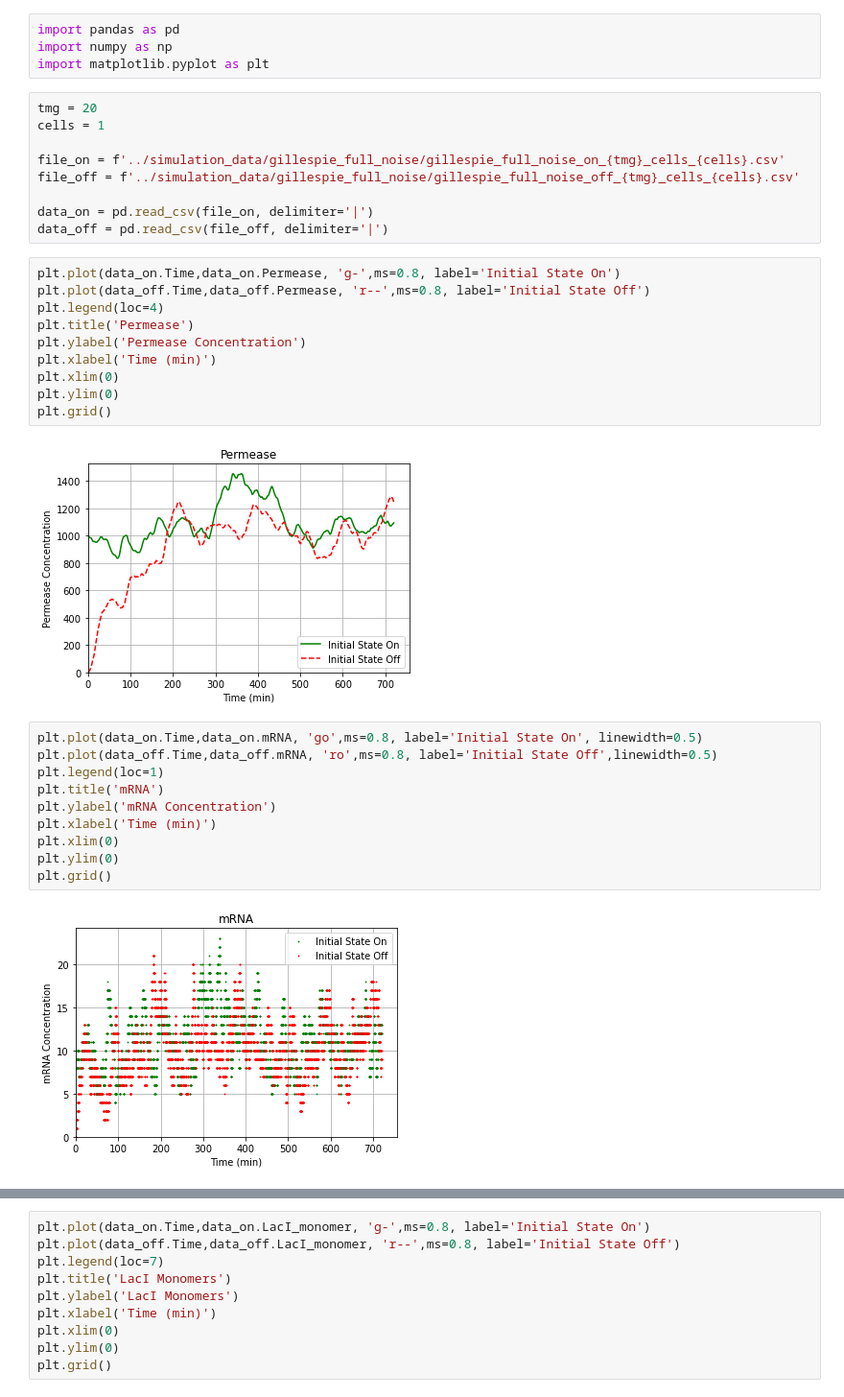
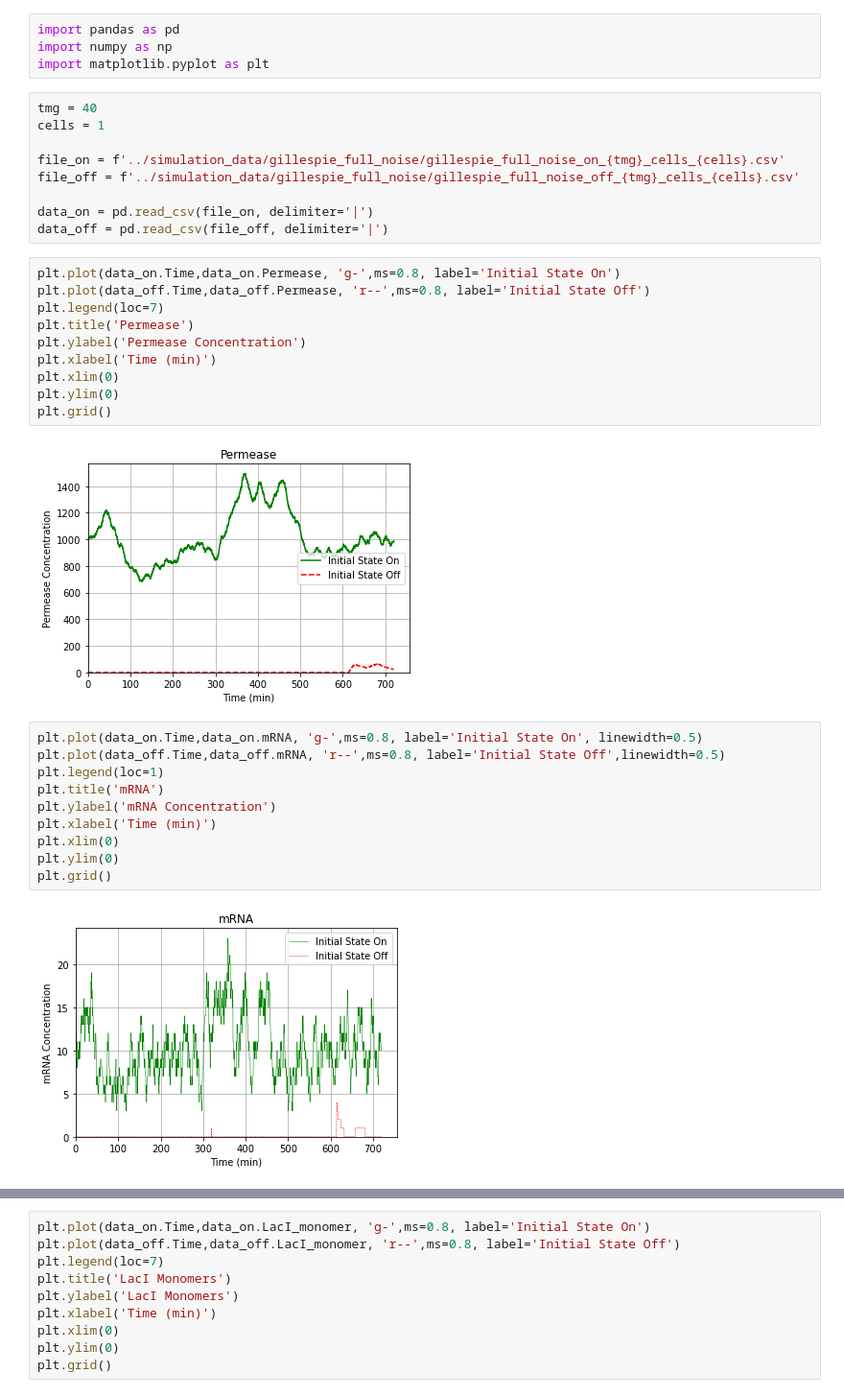
Before and after one commit to SergioPachonDotor/LacI_model, a Jupyter notebook: data_show/gillespie_full_noise_data_show.ipynb, the cells around one changed output, grey strips where cells are left out. Shown at 96% size. Cells and saved outputs as stored; diff of their text form.

```diff
--- a/data_show/gillespie_full_noise_data_show.ipynb
+++ b/data_show/gillespie_full_noise_data_show.ipynb
@@ -3,7 +3,7 @@ import pandas as pd
 import numpy as np
 import matplotlib.pyplot as plt
 # %%
-tmg = 20
+tmg = 40
 cells = 1
 
 file_on = f'../simulation_data/gillespie_full_noise/gillespie_full_noise_on_{tmg}_cells_{cells}.csv'
@@ -14,7 +14,7 @@ data_off = pd.read_csv(file_off, delimiter='|')
 # %%
 plt.plot(data_on.Time,data_on.Permease, 'g-',ms=0.8, label='Initial State On')
 plt.plot(data_off.Time,data_off.Permease, 'r--',ms=0.8, label='Initial State Off')
-plt.legend(loc=4)
+plt.legend(loc=7)
 plt.title('Permease')
 plt.ylabel('Permease Concentration')
 plt.xlabel('Time (min)')
@@ -22,19 +22,19 @@ plt.xlim(0)
 plt.ylim(0)
 plt.grid()
 # %% [output]
-[figure, old version]
+[figure, new version]
 # %%
-plt.plot(data_on.Time,data_on.mRNA, 'go',ms=0.8, label='Initial State On', linewidth=0.5)
-plt.plot(data_off.Time,data_off.mRNA, 'ro',ms=0.8, label='Initial State Off',linewidth=0.5)
+plt.plot(data_on.Time,data_on.mRNA, 'g-',ms=0.8, label='Initial State On', linewidth=0.5)
+plt.plot(data_off.Time,data_off.mRNA, 'r--',ms=0.8, label='Initial State Off',linewidth=0.5)
 plt.legend(loc=1)
 plt.title('mRNA')
 plt.ylabel('mRNA Concentration')
 plt.xlabel('Time (min)')
 plt.xlim(0)
 plt.ylim(0)
 plt.grid()
 # %% [output]
-[figure, old version]
+[figure, new version]
 # %%
 plt.plot(data_on.Time,data_on.Intracellular_TMG, 'g-',ms=0.8, label='Initial State On')
 plt.plot(data_off.Time,data_off.Intracellular_TMG, 'r--',ms=0.8, label='Initial State Off')
```
Also changed, not shown: parts of 3 cells of this notebook, 2 other files.
